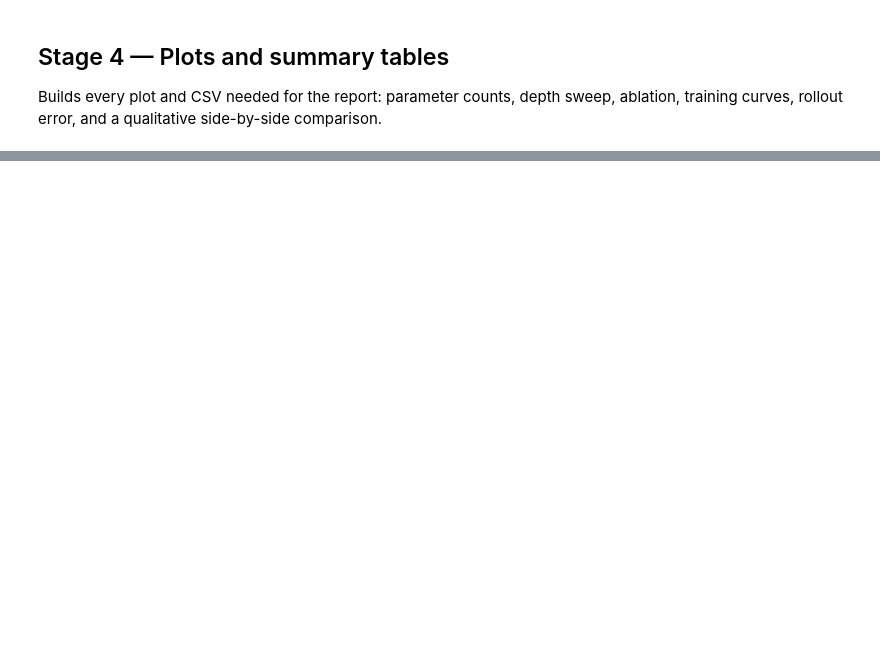
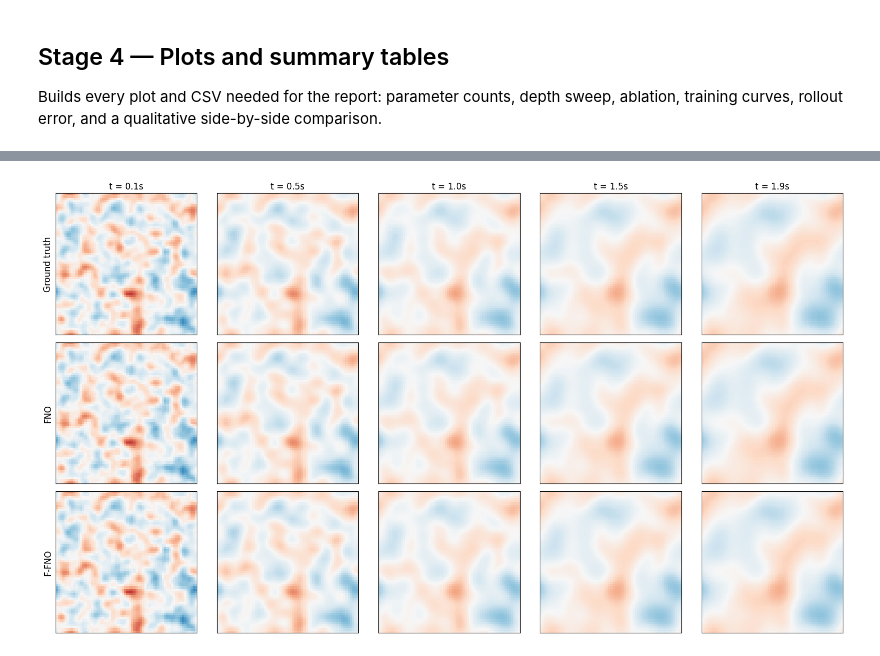
Before and after one commit to XAPP-P/fourierflow, a Jupyter notebook: mini_project/notebooks/00_quickstart_runner.ipynb, the cells around one changed output, grey strips where cells are left out. Saved outputs shown, nothing was run; the diff lists cells and outputs as text; code cells hidden in the pictures; blank space fills up the shorter version.

```diff
--- a/mini_project/notebooks/00_quickstart_runner.ipynb
+++ b/mini_project/notebooks/00_quickstart_runner.ipynb
@@ -146,9 +146,9 @@ Time estimates on a T4:
 - Ablation: ~90 min (6 runs × ~15 min each)
 - Plots: ~30 seconds
 # %%
-RUN_DATA_GEN    = True
-RUN_DEPTH_SWEEP = True
-RUN_ABLATION    = True
+RUN_DATA_GEN    = False
+RUN_DEPTH_SWEEP = False
+RUN_ABLATION    = False
 RUN_PLOTS       = True
 
 # Knobs you might want to tweak if you're short on time / memory:
@@ -500,6 +637,6 @@ if RUN_PLOTS:
 # %%
 if RUN_PLOTS:
-    # ---------- Plot 6: qualitative rollout side-by-side ----------
+    # ---------- Plot 6: qualitative rollout side-by-side (FIXED) ----------
     test_data = torch.load(DATA_DIR / 'test.pt', weights_only=True).to(device)
     traj = test_data[0]  # pick trajectory 0
     coords = rollout_ds.coords.to(device)
@@ -511,37 +648,40 @@ if RUN_PLOTS:
         if key not in all_results:
             continue
         cfg = TrainConfig(**all_results[key]['config'])
         model = build_model(cfg).to(device)
         model.load_state_dict(torch.load(RUNS_DIR / key / 'best.pt', weights_only=True))
         model.eval()
         preds = [traj[0]]
-        w = ((traj[0] - mean) / std).unsqueeze(0)
+        # Normalized input; keep (1, 1, H, W) shape through the loop
+        w = ((traj[0] - mean) / std).unsqueeze(0).unsqueeze(0)  # (1, 1, H, W)
         with torch.no_grad():
             for t in range(1, traj.size(0)):
-                x_in = torch.cat([w, coords.unsqueeze(0)], dim=1)
-                w = model(x_in).squeeze(1)
-                preds.append(w.squeeze(0) * std + mean)
+                x_in = torch.cat([w, coords.unsqueeze(0)], dim=1)  # (1, 3, H, W)
+                w = model(x_in)                                     # (1, 1, H, W)
+                preds.append(w.squeeze(0).squeeze(0) * std + mean)  # (H, W)
         rollout_preds[model_type] = torch.stack(preds)
         del model
 
     if len(rollout_preds) == 2:
         show_t = [1, 5, 10, 15, 19]
         fig, axes = plt.subplots(3, len(show_t), figsize=(3.2 * len(show_t), 9))
         vmax = traj.abs().max().item()
         for col, t in enumerate(show_t):
             axes[0, col].imshow(traj[t].cpu(), cmap='RdBu_r', vmin=-vmax, vmax=vmax)
             axes[0, col].set_title(f't = {t * 0.1:.1f}s')
             axes[1, col].imshow(rollout_preds['fno'][t].cpu(), cmap='RdBu_r', vmin=-vmax, vmax=vmax)
             axes[2, col].imshow(rollout_preds['ffno'][t].cpu(), cmap='RdBu_r', vmin=-vmax, vmax=vmax)
             for row in range(3):
                 axes[row, col].set_xticks([]); axes[row, col].set_yticks([])
         axes[0, 0].set_ylabel('Ground truth', fontsize=12)
         axes[1, 0].set_ylabel('FNO', fontsize=12)
         axes[2, 0].set_ylabel('F-FNO', fontsize=12)
         plt.tight_layout()
         plt.savefig(RESULTS_DIR / 'qualitative_rollout.png', dpi=120, bbox_inches='tight')
         plt.show()
     del test_data
+# %% [output]
+[figure, added]
 # %%
 # Final comprehensive backup — zip everything to Drive for easy download
 import shutil, time
```
Also changed, not shown: parts of 15 cells of this notebook, 10 other files.
